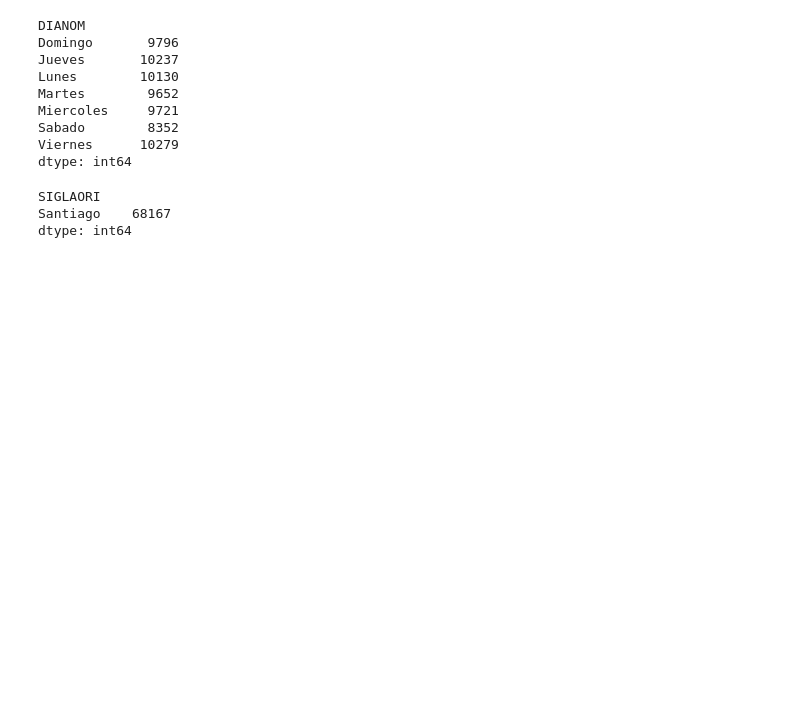
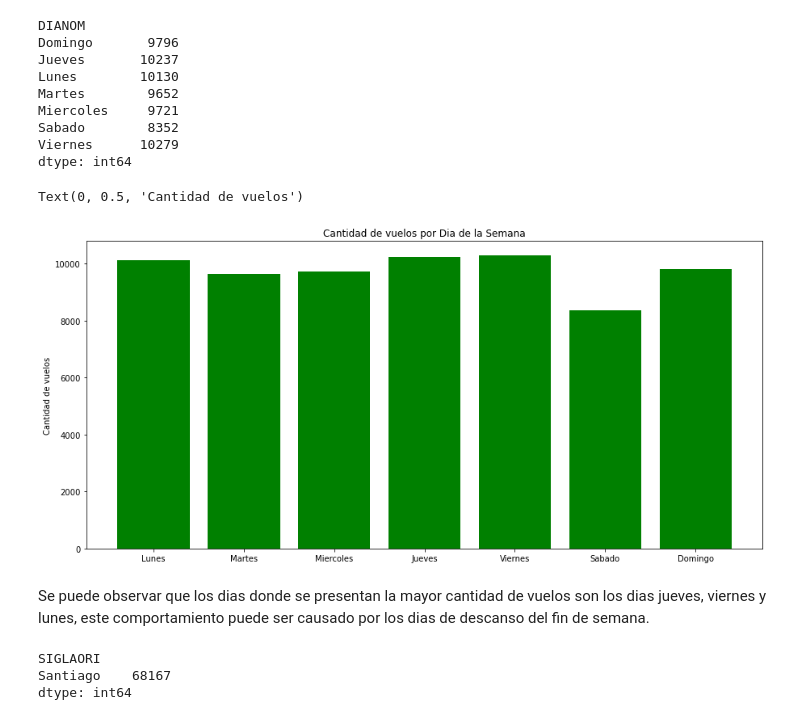
Before and after one commit to Danilo22m/Prueba-LATAM, a Jupyter notebook: solution.ipynb, the cells around one changed output. Saved outputs shown, nothing was run; the diff lists cells and outputs as text; code cells hidden in the pictures; blank space fills up the shorter version.

```diff
--- a/solution.ipynb
+++ b/solution.ipynb
@@ -66,6 +75,18 @@ Miercoles     9721
 Sabado        8352
 Viernes      10279
 dtype: int64
+# %%
+dia = ["Lunes", "Martes", "Miercoles", "Jueves", "Viernes", "Sabado", "Domingo"]
+valores= [10130,9652,9721,10237,10279,8352,9796]
+pyplot.figure(figsize=(15,7))
+pyplot.title("Cantidad de vuelos por Dia de la Semana")
+pyplot.bar(dia, height=valores, color="green")
+pyplot.ylabel("Cantidad de vuelos")
+# %% [output]
+Text(0, 0.5, 'Cantidad de vuelos')
+[figure, added]
+# %% [markdown]
+Se puede observar que los dias donde se presentan la mayor cantidad de vuelos son los dias jueves, viernes y lunes, este comportamiento puede ser causado por los dias de descanso del fin de semana.
 # %%
 ciudad_origen=base.groupby('SIGLAORI').size()
 ciudad_origen
```
Also changed, not shown: parts of 55 cells of this notebook.
